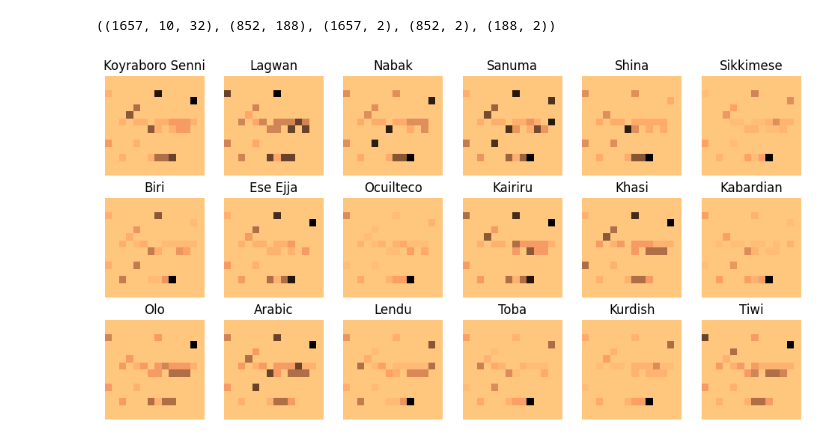
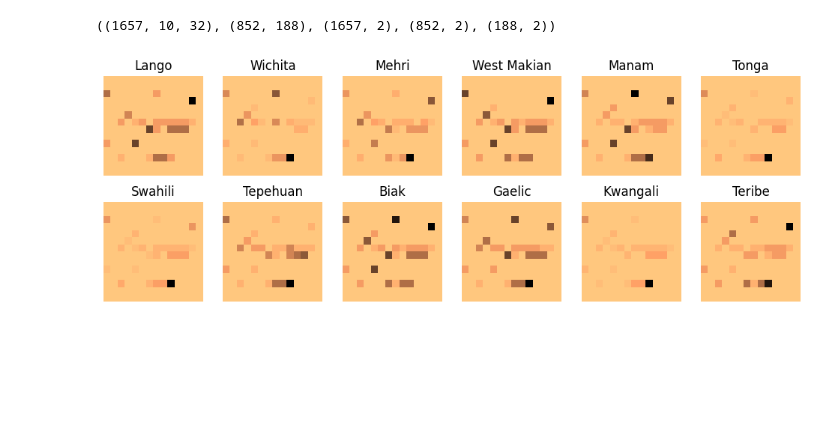
Before and after one commit to Pappa/conlanger, a Jupyter notebook: notebooks/explore_wals.ipynb, the cells around one changed output. Drawn from its saved outputs; the diff is of its cells as text; code cells hidden in the pictures; blank space fills up the shorter version.

```diff
--- a/notebooks/explore_wals.ipynb
+++ b/notebooks/explore_wals.ipynb
@@ -65,9 +65,6 @@ param_df.loc[param_df["Chapter"].isin(word_order_negation), "Area"] = "Word Orde
 param_df = param_df[
     ~param_df["Area"].isin(["Sign Languages", "Other"])
 ]
-
-for area, df in param_df.set_index(["Area", "Chapter"]).groupby(level=0):
-    display(df)
 
 param_counts_by_area = param_df[["Area", "ID"]].groupby("Area", sort=False).agg(param_count=('ID', 'count'), params=('ID', list)).reset_index()
 max_params_by_area = param_counts_by_area["param_count"].max()
@@ -374,18 +214,18 @@ np.savez_compressed(
 # %%
 import matplotlib.pyplot as plt
 
-r, c = 3, 6
+r, c = 2, 6
 
 gen = np.random.default_rng()
 sample_indices = gen.choice(selected_unique_languages.shape[0], r * c, replace=False)
 samples = selected_language_parameters[sample_indices]
 sample_names = selected_unique_languages[:, 1][sample_indices]
 
 sample_images = np.hstack([
     samples,
     np.zeros((samples.shape[0], 8))
     ]).reshape(samples.shape[0], 14, 14)
 
-display_rows(sample_images, titles=sample_names, cmap="copper_r", r=r, c=c, size=(12, 6))
+display_rows(sample_images, titles=sample_names, cmap="copper_r", r=r, c=c, size=(12, 4))
 # %% [output]
-[figure, old version]
+[figure, new version]
```
Also changed, not shown: parts of 1 cell of this notebook, 2 other files.
